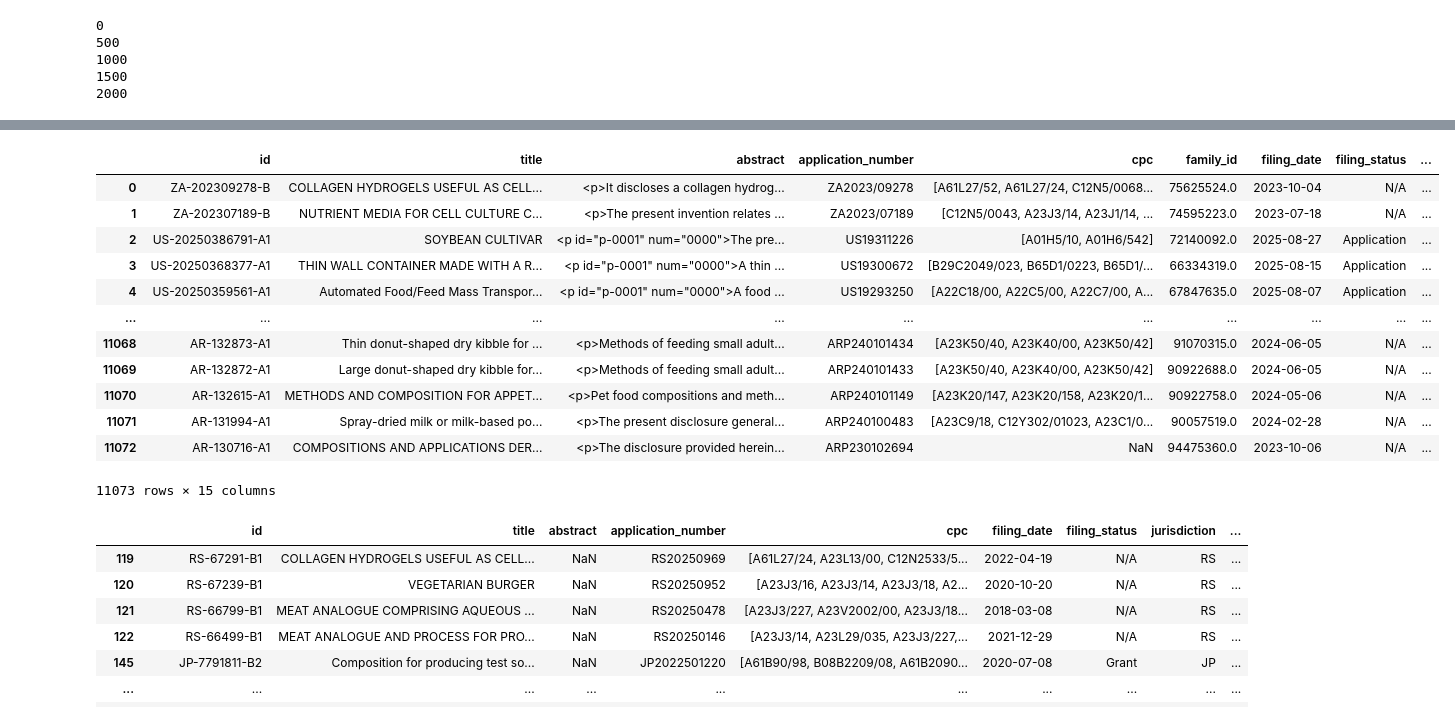
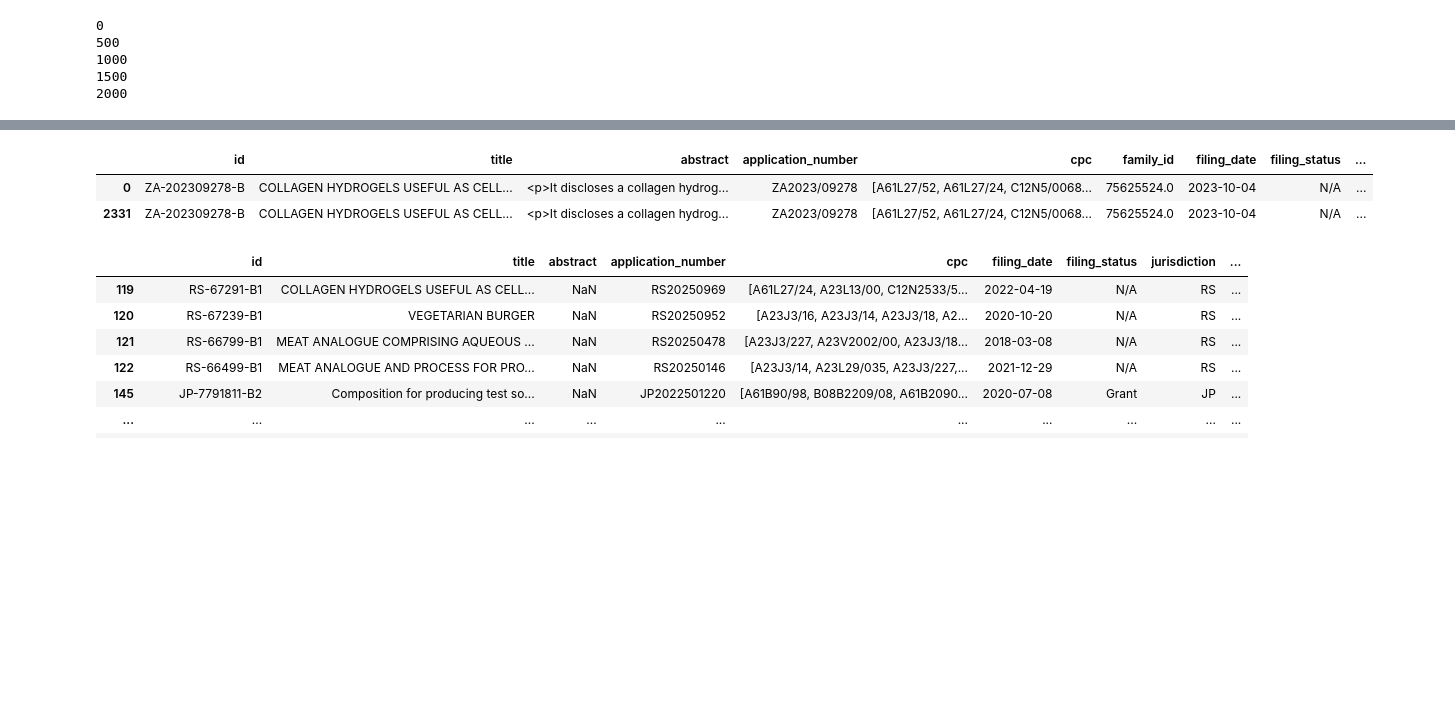
Before and after one commit to violah-fellow/SHEEP, a Jupyter notebook: Patents/Patents_Data/Reverse_search_training.ipynb, the cells around one changed output, grey strips where cells are left out. Drawn from its saved outputs; the diff is of its cells as text; code cells hidden in the pictures; blank space fills up the shorter version.

```diff
--- a/Patents/Patents_Data/Reverse_search_training.ipynb
+++ b/Patents/Patents_Data/Reverse_search_training.ipynb
@@ -104,21 +104,11 @@ Records extracted: 958
 # join all query results together
 df = pd.concat([q.as_dataframe() for q in query], ignore_index=True)
 # %%
-df
+df[df['id'] == "ZA-202309278-B"]
 # %% [output]
 |  | id | title | abstract | application_number | cpc | family_id | filing_date | filing_status | ... |
 | 0 | ZA-202309278-B | COLLAGEN HYDROGELS USEFUL AS CELL... | <p>It discloses a collagen hydrog... | ZA2023/09278 | [A61L27/52, A61L27/24, C12N5/0068... | 75625524.0 | 2023-10-04 | N/A | ... |
-| 1 | ZA-202307189-B | NUTRIENT MEDIA FOR CELL CULTURE C... | <p>The present invention relates ... | ZA2023/07189 | [C12N5/0043, A23J3/14, A23J1/14, ... | 74595223.0 | 2023-07-18 | N/A | ... |
-| 2 | US-20250386791-A1 | SOYBEAN CULTIVAR | <p id="p-0001" num="0000">The pre... | US19311226 | [A01H5/10, A01H6/542] | 72140092.0 | 2025-08-27 | Application | ... |
-| 3 | US-20250368377-A1 | THIN WALL CONTAINER MADE WITH A R... | <p id="p-0001" num="0000">A thin ... | US19300672 | [B29C2049/023, B65D1/0223, B65D1/... | 66334319.0 | 2025-08-15 | Application | ... |
-| 4 | US-20250359561-A1 | Automated Food/Feed Mass Transpor... | <p id="p-0001" num="0000">A food ... | US19293250 | [A22C18/00, A22C5/00, A22C7/00, A... | 67847635.0 | 2025-08-07 | Application | ... |
-| ... | ... | ... | ... | ... | ... | ... | ... | ... | ... |
-| 11068 | AR-132873-A1 | Thin donut-shaped dry kibble for ... | <p>Methods of feeding small adult... | ARP240101434 | [A23K50/40, A23K40/00, A23K50/42] | 91070315.0 | 2024-06-05 | N/A | ... |
-| 11069 | AR-132872-A1 | Large donut-shaped dry kibble for... | <p>Methods of feeding small adult... | ARP240101433 | [A23K50/40, A23K40/00, A23K50/42] | 90922688.0 | 2024-06-05 | N/A | ... |
-| 11070 | AR-132615-A1 | METHODS AND COMPOSITION FOR APPET... | <p>Pet food compositions and meth... | ARP240101149 | [A23K20/147, A23K20/158, A23K20/1... | 90922758.0 | 2024-05-06 | N/A | ... |
-| 11071 | AR-131994-A1 | Spray-dried milk or milk-based po... | <p>The present disclosure general... | ARP240100483 | [A23C9/18, C12Y302/01023, A23C1/0... | 90057519.0 | 2024-02-28 | N/A | ... |
-| 11072 | AR-130716-A1 | COMPOSITIONS AND APPLICATIONS DER... | <p>The disclosure provided herein... | ARP230102694 | NaN | 94475360.0 | 2023-10-06 | N/A | ... |
+| 2331 | ZA-202309278-B | COLLAGEN HYDROGELS USEFUL AS CELL... | <p>It discloses a collagen hydrog... | ZA2023/09278 | [A61L27/52, A61L27/24, C12N5/0068... | 75625524.0 | 2023-10-04 | N/A | ... |
-11073 rows × 15 columns
 # %%
 # deduplicate by id
 df = df.drop_duplicates(subset="id").reset_index(drop=True)
```
Also changed, not shown: parts of 12 cells of this notebook, 15 other files.
